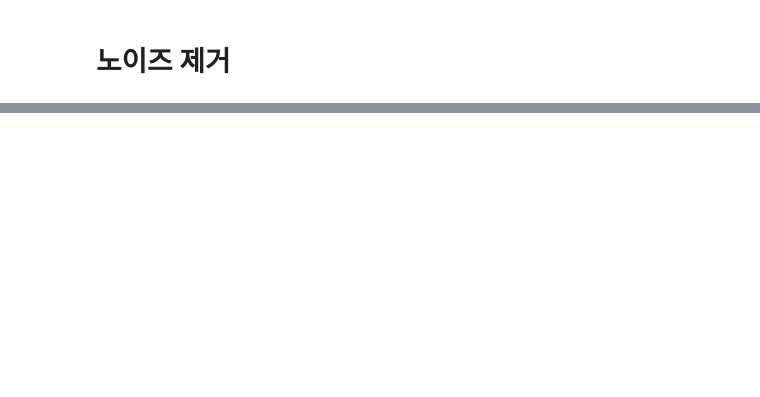
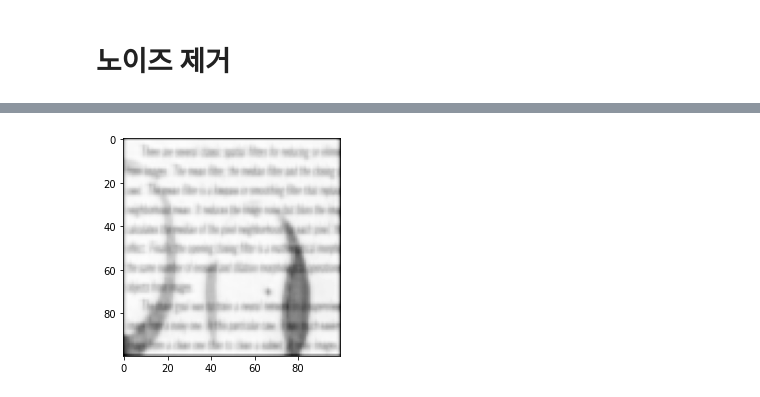
Before and after one commit to Son-BR/KDT_Projects, a Jupyter notebook: EXAM_DL/DAY_0916/letter.ipynb, the cells around one changed output, grey strips where cells are left out. Drawn from its saved outputs; the diff is of its cells as text; code cells hidden in the pictures; blank space fills up the shorter version.

```diff
--- a/EXAM_DL/DAY_0916/letter.ipynb
+++ b/EXAM_DL/DAY_0916/letter.ipynb
@@ -38,0 +104,5 @@ x_train2.shape
+# %%
+# 데이터셋 나누기
+from sklearn.model_selection import train_test_split
+x_train, x_test, y_train, y_test = train_test_split(x_train, y_train, random_state=11)
+x_train, x_val, y_train, y_val = train_test_split(x_train, y_train, random_state=11)
@@ -38,0 +113,13 @@ x_train2.shape
+# %%
+def createAEModel(n_node):
+
+    model=Sequential()
+    # 입력
+    model.add(Conv2D(n_node, kernel_size=3, padding='same', input_shape=(100,100,3)))
+
+    # 출력
+    model.add(Conv2D(1,kernel_size=3, padding='same', activation='sigmoid'))
+
+    model.compile(loss='mean_squared_error', optimizer='adam')
+
+    return model
@@ -38,0 +133,4 @@ x_train2.shape
+# %%
+model=createAEModel(50)
+# %%
+model.fit(x_train, y_train, epochs=10, validation_data=(x_val, y_val))
@@ -38,0 +159,5 @@ x_train2.shape
+# %%
+pre_out=model.predict(x_test[15].reshape(-1,100,100,3))
+plt.imshow(pre_out.reshape(100,100), cmap='gray')
+plt.show()
+# %% [output]
@@ -38,0 +165 @@ x_train2.shape
+[figure, added]
```
Also changed, not shown: parts of 22 cells of this notebook, 1 other file.
